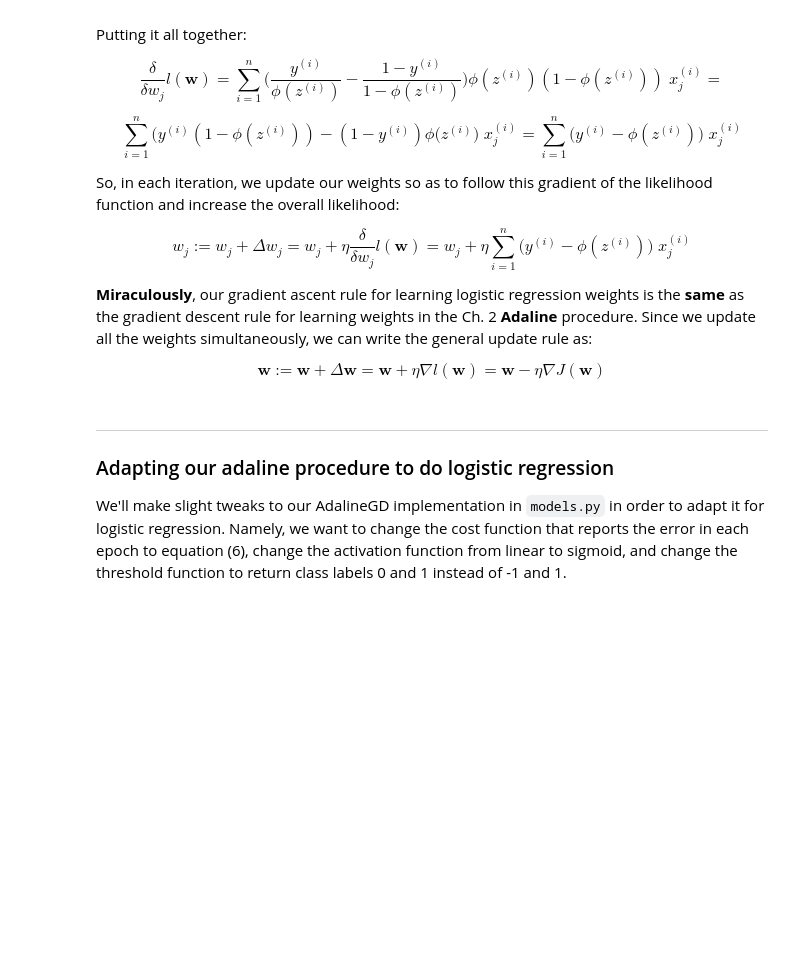
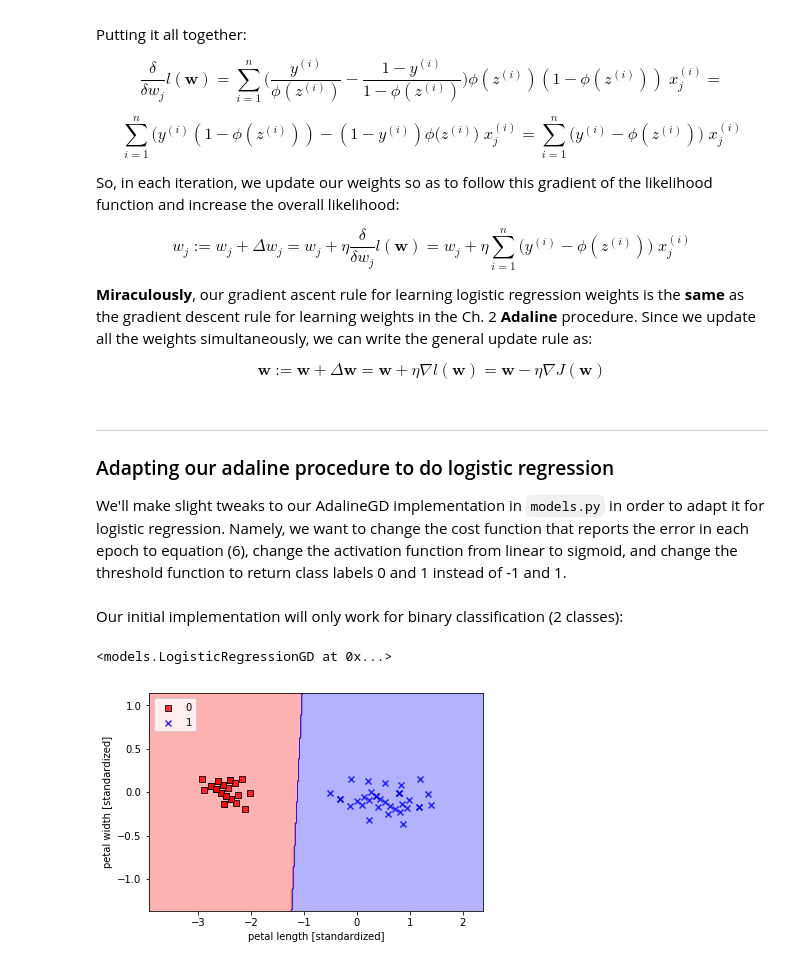
Before and after one commit to npabon/python_machine_learning, a Jupyter notebook: ch_3_sklearn_logistic_svm_trees.ipynb, the cells around one changed output. Drawn from its saved outputs; the diff is of its cells as text; code cells hidden in the pictures; blank space fills up the shorter version.

Commit message:
finished log reg classifier implementation

````diff
--- a/ch_3_sklearn_logistic_svm_trees.ipynb
+++ b/ch_3_sklearn_logistic_svm_trees.ipynb
@@ -106,16 +106,16 @@ pca = PCA(n_components=2)
 pca.fit(X)
 X_pca = pca.transform(X)
 # %%
-X_train, X_test, y_train, y_test = train_test_split(
+X_train_pca, X_test_pca, y_train_pca, y_test_pca = train_test_split(
     X_pca, y, test_size=0.3, random_state=1, stratify=y)
 
 sc = StandardScaler()
-sc.fit(X_train)
-X_train_std = sc.transform(X_train)
-X_test_std = sc.transform(X_test)
+sc.fit(X_train_pca)
+X_train_pca_std = sc.transform(X_train_pca)
+X_test_pca_std = sc.transform(X_test_pca)
 
 ppn2 = Perceptron(n_iter=100, eta0=0.1, random_state=1)
-ppn2.fit(X_train_std, y_train)
+ppn2.fit(X_train_pca_std, y_train_pca)
 
 print('Accuracy: {:.2f}'.format(ppn.score(X_test_std, y_test)))
 
@@ -266,3 +266,5 @@ ___
 ### Adapting our adaline procedure to do logistic regression
 
 We'll make slight tweaks to our AdalineGD implementation in ```models.py``` in order to adapt it for logistic regression. Namely, we want to change the cost function that reports the error in each epoch to equation (6), change the activation function from linear to sigmoid, and change the threshold function to return class labels 0 and 1 instead of -1 and 1.
+<br><br>
+Our initial implementation will only work for binary classification (2 classes):
@@ -268,0 +273,20 @@
+# %%
+X_train_01_subset = X_train[(y_train == 0) | (y_train == 1)]
+y_train_01_subset = y_train[(y_train == 0) | (y_train == 1)]
+lrgd = LogisticRegressionGD(eta=0.05,
+                            n_iter=1000,
+                            random_state=1)
+lrgd.fit(X_train_01_subset,
+         y_train_01_subset)
+# %% [output]
+<models.LogisticRegressionGD at 0x...>
+# %%
+plot_decision_regions(X=X_train_01_subset,
+                      y=y_train_01_subset,
+                      classifier=lrgd)
+plt.xlabel('petal length [standardized]')
+plt.ylabel('petal width [standardized]')
+plt.legend(loc='upper left')
+plt.show()
+# %% [output]
+[figure, added]
````
Also changed, not shown: parts of 1 cell of this notebook.
